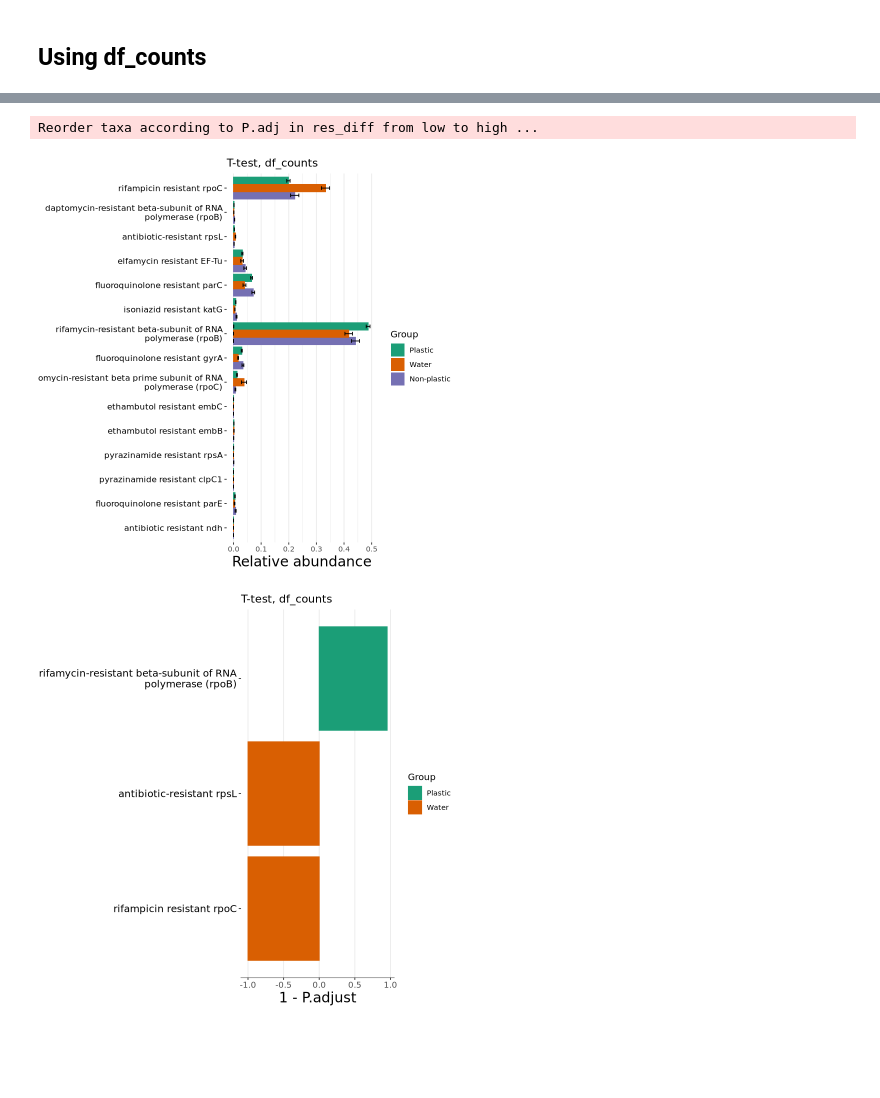
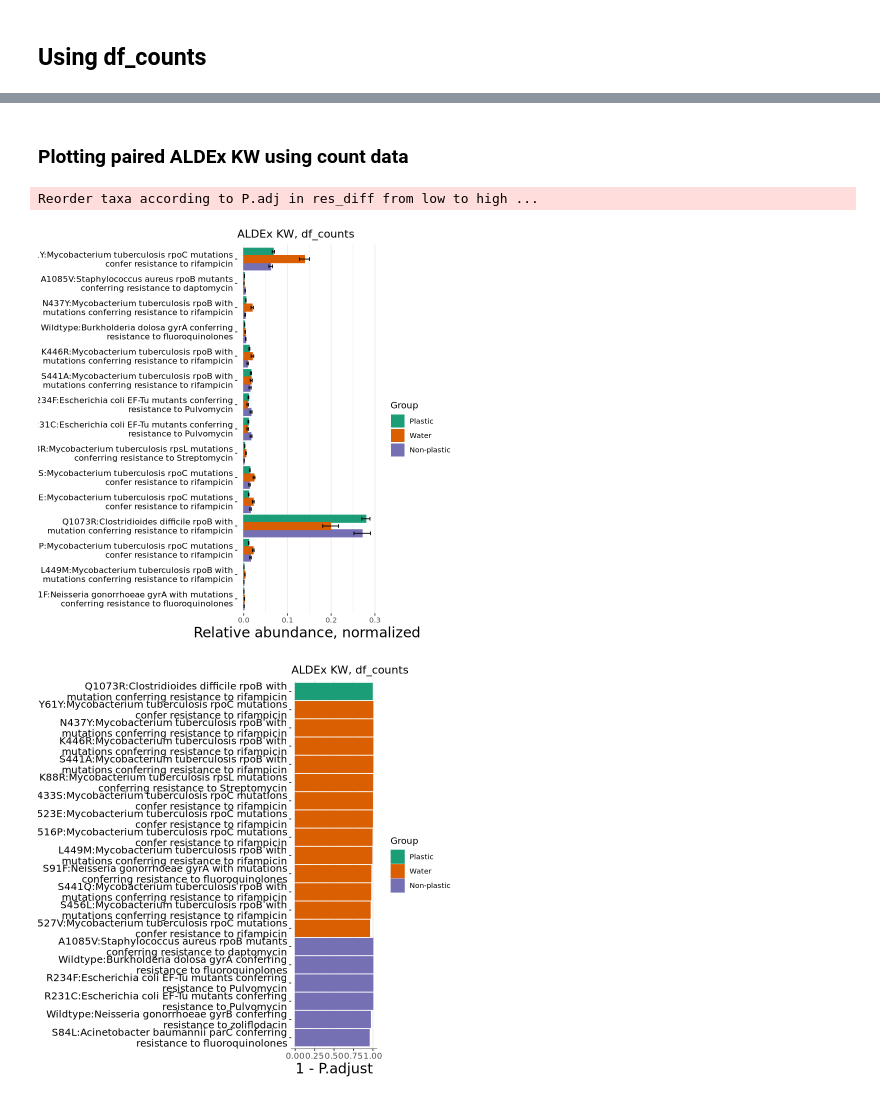
Before and after one commit to blomfelt/plastisphere, a Jupyter notebook: plastisphere.ipynb, the cells around one changed output, grey strips where cells are left out. Saved outputs shown, nothing was run; the diff lists cells and outputs as text; code cells hidden in the pictures; blank space fills up the shorter version.

Commit message:
Large rewrite, add randomforest and titles for plots

```diff
--- a/plastisphere.ipynb
+++ b/plastisphere.ipynb
@@ -789,0 +627,6 @@ ALDEx2_t analysis result is stored in object$res_diff ...
+# %%
+# Takes ~15 seconds
+aldex_t_counts <- trans_diff$new(dataset = mt_counts, method = "ALDEx2_t", by_ID = "Type", group = "Sampletype", taxa_level = "AMR Gene Family", paired.test = TRUE) # filter_thres = 0.0005)?
+
+# Takes ~7 minutes
+aldex_kw_counts <- trans_diff$new(dataset = mt_counts, method = "ALDEx2_kw", group = "Sampletype", taxa_level = "OTU", paired.test = TRUE) # filter_thres = 0.0005)?
@@ -790,64 +692,38 @@ ALDEx2_t analysis result is stored in object$res_diff ...
+# %% [markdown]
+### Plotting paired ALDEx KW using count data
 # %%
-#?trans_diff
-#head(t1_t$res_diff)
-#head(t1_t$res_abund)
-
-t1_t$plot_diff_abund(
+aldex_kw_counts$plot_diff_abund(
     use_number = 1:15,
     select_taxa = NULL,
     simplify_names = TRUE,
     keep_prefix = TRUE,
     group_order = NULL,
     order_x_mean = TRUE,
     coord_flip = TRUE,
     #add_sig = TRUE,
     ytitle_size = 17,
     color_group_map = TRUE
     ) +
-        #theme(axis.text.y = element_text(angle = 60)) +
         scale_x_discrete(labels = label_wrap(50)) +
-        labs(title = "T-test, df_counts")
+        labs(title = "ALDEx KW, df_counts") +
+        ylab("Relative abundance, normalized")
 
-    #geom_signif(
-    #    map_signif_level = TRUE,
-    #    comparisons = list(c("Y61Y:Mycobacterium tuberculosis rpoC mutations confer resistance to rifampicin",
-    #                         "A1085V:Staphylococcus aureus rpoB mutants conferring resistance to daptomycin")))
-
-#t1_t$plot_diff_abund() + theme(axis.text.y = element_text(angle = 60))
-t1_t$plot_diff_bar(
+aldex_kw_counts$plot_diff_bar(
     color_values = RColorBrewer::brewer.pal(8, "Dark2"),
     color_group_map = TRUE,
     use_number = 1:1000,
     threshold = NULL,
     select_group = "Plastic - Water",
 #    select_group = "Plastic - Non-plastic",
-#    select_group = "Water - Non-plastic", # 'Plastic - Water''Plastic - Non-plastic''Water - Non-plastic'
-#    keep_full_name = FALSE,
+#    select_group = "Water - Non-plastic",
     keep_prefix = TRUE,
     group_order = NULL,
-#    group_aggre = TRUE,
-#    group_two_sep = TRUE,
-    coord_flip = TRUE,
-#    add_sig = FALSE,
-#    add_sig_increase = 0.1,
-#    add_sig_text_size = 5,
-#    xtext_angle = 45,
-#    xtext_size = 10,
-#    ytext_size = NULL,
-#    heatmap_cell = "P.unadj",
-#    heatmap_sig = "Significance",
-#    heatmap_x = "Factors",
-#    heatmap_y = "Taxa",
-#    heatmap_lab_fill = "P value"
+    coord_flip = TRUE
     ) +
         #theme(axis.text.y = element_text(angle = 60))
         scale_x_discrete(labels = label_wrap(50)) +
-        labs(title = "T-test, df_counts")
-
-#g1 <- t1$plot_diff_bar(use_number = 1:20, group_order = c("TW", "CW", "IW"))
-#t1$plot_diff_bar() + theme(axis.text.y = element_text(angle = 60))
-#t1$res_abund[,]
+        labs(title = "ALDEx KW, df_counts")
 # %% [output]
 Reorder taxa according to P.adj in res_diff from low to high ...
-[figure, old version]
+[figure, new version]
-[figure, old version]
+[figure, new version]
```
Also changed, not shown: parts of 48 cells of this notebook.
